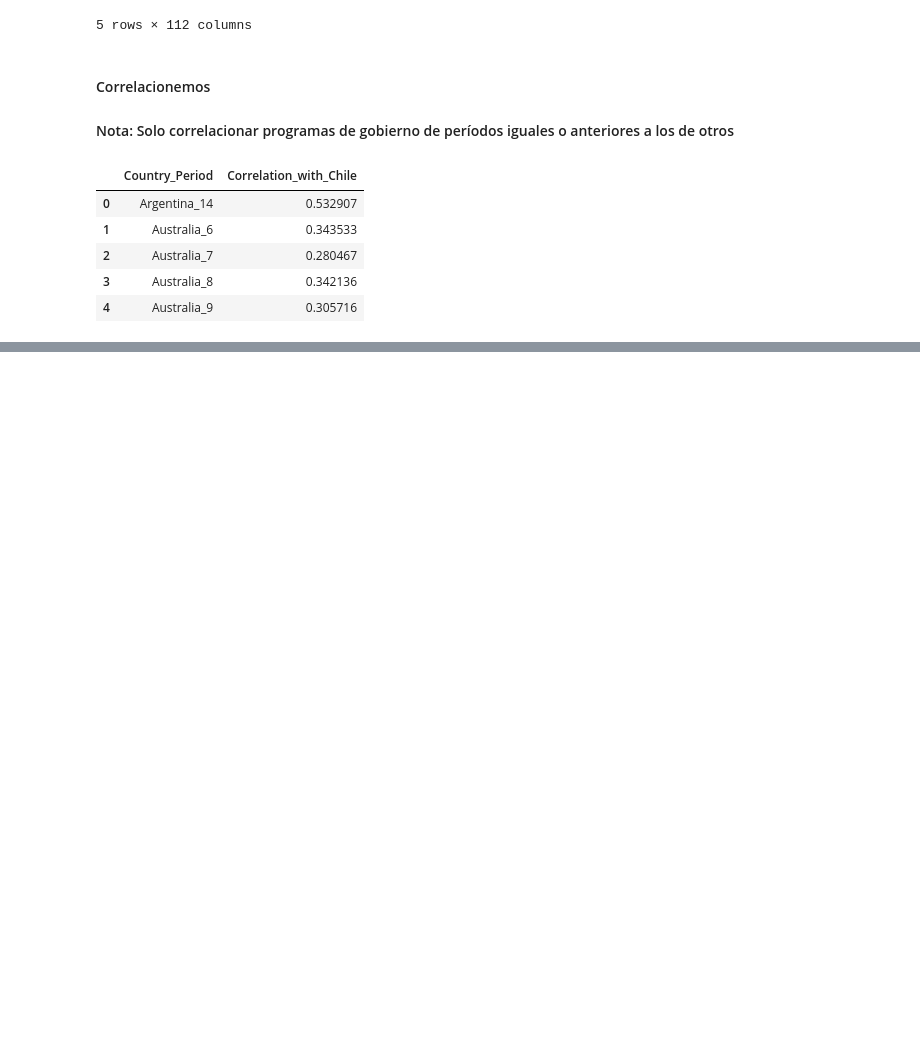
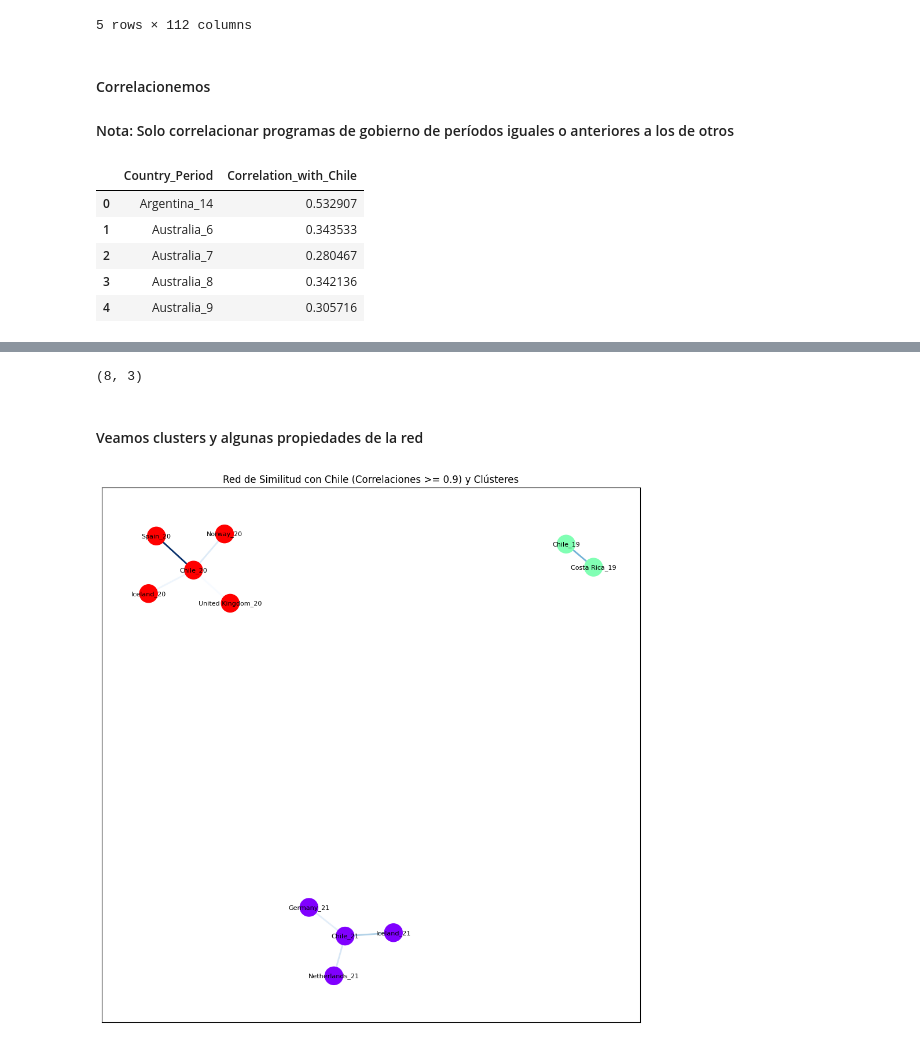
Before and after one commit to MatiasBunsterRaby/Capstone_git, a Jupyter notebook: notebooks/Pruebas_correlaciones.ipynb, the cells around one changed output, grey strips where cells are left out. Cells and saved outputs as stored; diff of their text form; code cells hidden in the pictures; blank space fills up the shorter version.

Commit message:
afinar clusters

```diff
--- a/notebooks/Pruebas_correlaciones.ipynb
+++ b/notebooks/Pruebas_correlaciones.ipynb
@@ -425,0 +445,54 @@ plt.show()
+# %%
+df_filtered_correlations.shape
+# %% [output]
+(8, 3)
+# %% [markdown]
+#### Veamos clusters y algunas propiedades de la red
+# %%
+import networkx as nx
+import matplotlib.pyplot as plt
+from networkx.algorithms import community
+
+# Crear el grafo de similitud con el dataframe filtrado por correlaciones >= threshold
+df_filtered_correlations = df_correlations[df_correlations['Correlation_with_Chile'] >= threshold]
+
+# Crear la red (grafo) con NetworkX
+G = nx.Graph()
+
+# Añadir nodos y enlaces con pesos (correlaciones) al grafo
+for i, row in df_filtered_correlations.iterrows():
+    G.add_edge('Chile_' + str(row['Country_Period'].split('_')[1]), row['Country_Period'], weight=row['Correlation_with_Chile'])
+
+# Identificar los clústeres en la red usando Louvain (o Girvan-Newman)
+import community as community_louvain
+louvain_partition = community_louvain.best_partition(G)
+
+# Convertir comunidades en un formato más fácil de leer
+community_dict = louvain_partition
+
+# Posicionamiento del grafo con layout "spring" ajustado
+pos = nx.spring_layout(G, k=0.3, seed=42)
+# Usar el layout Fruchterman-Reingold
+# pos = nx.fruchterman_reingold_layout(G)
+
+
+# **Amplitud del Grafo**: Aumentar el tamaño de la figura
+plt.figure(figsize=(12, 12))  # Aumenta el tamaño de la figura. Prueba con valores mayores si lo necesitas.
+
+# Dibujar nodos y asignar colores basados en los clústeres
+node_colors = [community_dict[node] for node in G.nodes()]
+nx.draw_networkx_nodes(G, pos, node_color=node_colors, cmap=plt.cm.rainbow, node_size=500)
+
+# Dibujar aristas (enlaces) ponderados por correlación
+edges = G.edges(data=True)
+weights = [edge[2]['weight'] for edge in edges]
+nx.draw_networkx_edges(G, pos, edge_color=weights, edge_cmap=plt.cm.Blues, width=2)
+
+# **Ajustar el Tamaño de la Fuente** de las etiquetas
+nx.draw_networkx_labels(G, pos, font_size=8)  # Cambia 'font_size' a un valor menor (por ejemplo, 8 o 10)
+
+# Agregar título y mostrar el grafo
+plt.title(f'Red de Similitud con Chile (Correlaciones >= {threshold}) y Clústeres')
+plt.show()
+# %% [output]
+[figure, added]
```
Also changed, not shown: parts of 6 cells of this notebook, 2 other files.
